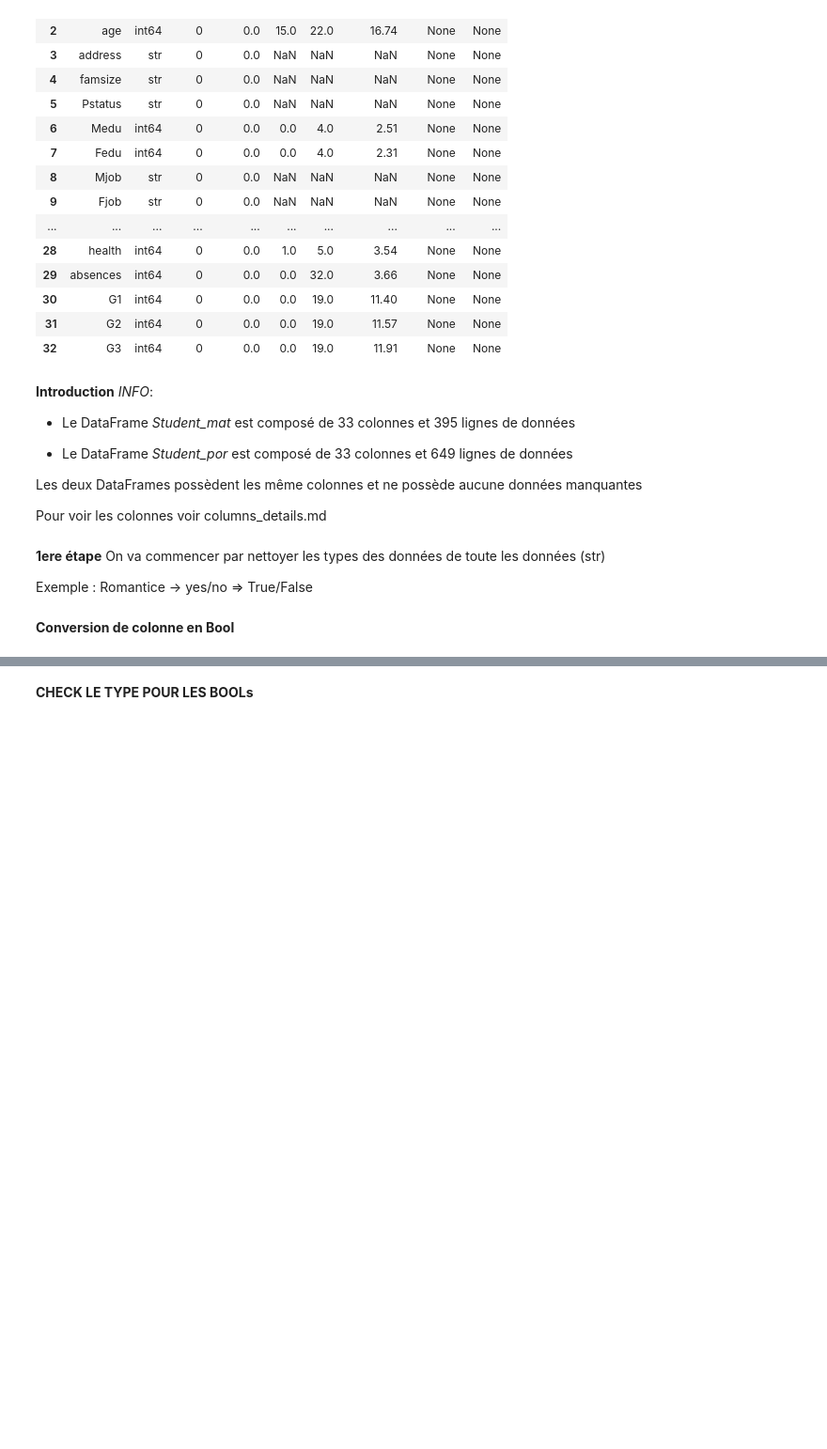
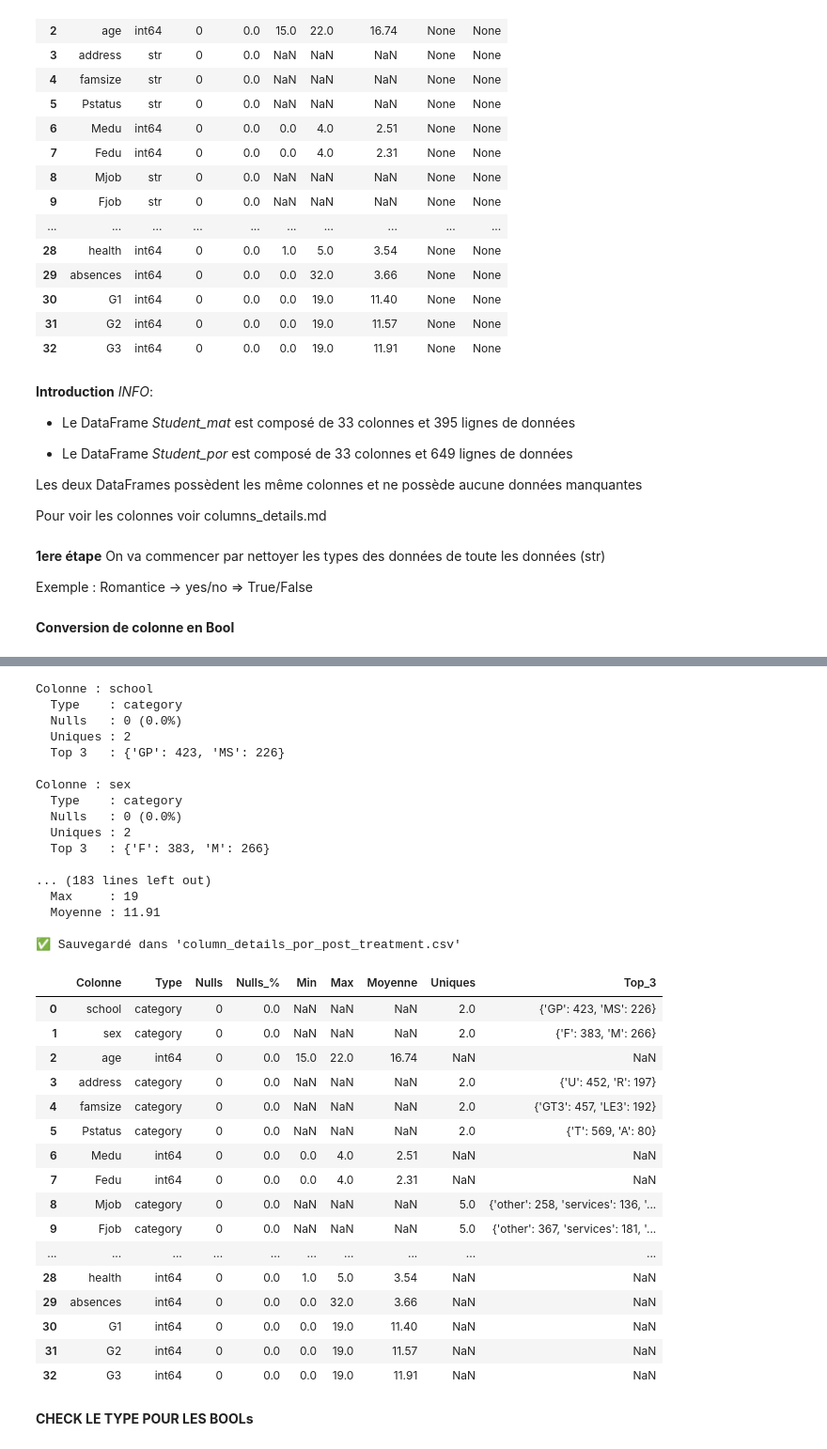
Before and after one commit to ArthurMAUGEEutc/sy09, a Jupyter notebook: analyse.ipynb, the cells around one changed output, grey strips where cells are left out. Shown at 94% size. Cells and saved outputs as stored; diff of their text form; code cells hidden in the pictures; blank space fills up the shorter version.

```diff
--- a/analyse.ipynb
+++ b/analyse.ipynb
@@ -258,5 +263,42 @@ Colonne : sex
 | 30 | G1 | int64 | 0 | 0.0 | 3.0 | 19.0 | 10.91 | NaN | NaN |
 | 31 | G2 | int64 | 0 | 0.0 | 0.0 | 19.0 | 10.71 | NaN | NaN |
 | 32 | G3 | int64 | 0 | 0.0 | 0.0 | 20.0 | 10.42 | NaN | NaN |
+# %%
+column_details(student_por, save_csv=True, filename="column_details_por_post_treatment.csv")
+# %% [output]
+Colonne : school
+  Type    : category
+  Nulls   : 0 (0.0%)
+  Uniques : 2
+  Top 3   : {'GP': 423, 'MS': 226}
+
+Colonne : sex
+  Type    : category
+  Nulls   : 0 (0.0%)
+  Uniques : 2
+  Top 3   : {'F': 383, 'M': 266}
+
+... (183 lines left out)
+  Max     : 19
+  Moyenne : 11.91
+
+✅ Sauvegardé dans 'column_details_por_post_treatment.csv'
+|  | Colonne | Type | Nulls | Nulls_% | Min | Max | Moyenne | Uniques | Top_3 |
+| 0 | school | category | 0 | 0.0 | NaN | NaN | NaN | 2.0 | {'GP': 423, 'MS': 226} |
+| 1 | sex | category | 0 | 0.0 | NaN | NaN | NaN | 2.0 | {'F': 383, 'M': 266} |
+| 2 | age | int64 | 0 | 0.0 | 15.0 | 22.0 | 16.74 | NaN | NaN |
+| 3 | address | category | 0 | 0.0 | NaN | NaN | NaN | 2.0 | {'U': 452, 'R': 197} |
+| 4 | famsize | category | 0 | 0.0 | NaN | NaN | NaN | 2.0 | {'GT3': 457, 'LE3': 192} |
+| 5 | Pstatus | category | 0 | 0.0 | NaN | NaN | NaN | 2.0 | {'T': 569, 'A': 80} |
+| 6 | Medu | int64 | 0 | 0.0 | 0.0 | 4.0 | 2.51 | NaN | NaN |
+| 7 | Fedu | int64 | 0 | 0.0 | 0.0 | 4.0 | 2.31 | NaN | NaN |
+| 8 | Mjob | category | 0 | 0.0 | NaN | NaN | NaN | 5.0 | {'other': 258, 'services': 136, '... |
+| 9 | Fjob | category | 0 | 0.0 | NaN | NaN | NaN | 5.0 | {'other': 367, 'services': 181, '... |
+| ... | ... | ... | ... | ... | ... | ... | ... | ... | ... |
+| 28 | health | int64 | 0 | 0.0 | 1.0 | 5.0 | 3.54 | NaN | NaN |
+| 29 | absences | int64 | 0 | 0.0 | 0.0 | 32.0 | 3.66 | NaN | NaN |
+| 30 | G1 | int64 | 0 | 0.0 | 0.0 | 19.0 | 11.40 | NaN | NaN |
+| 31 | G2 | int64 | 0 | 0.0 | 0.0 | 19.0 | 11.57 | NaN | NaN |
+| 32 | G3 | int64 | 0 | 0.0 | 0.0 | 19.0 | 11.91 | NaN | NaN |
 # %% [markdown]
 **CHECK LE TYPE POUR LES BOOLs**
```
Also changed, not shown: parts of 3 cells of this notebook, 3 other files.
